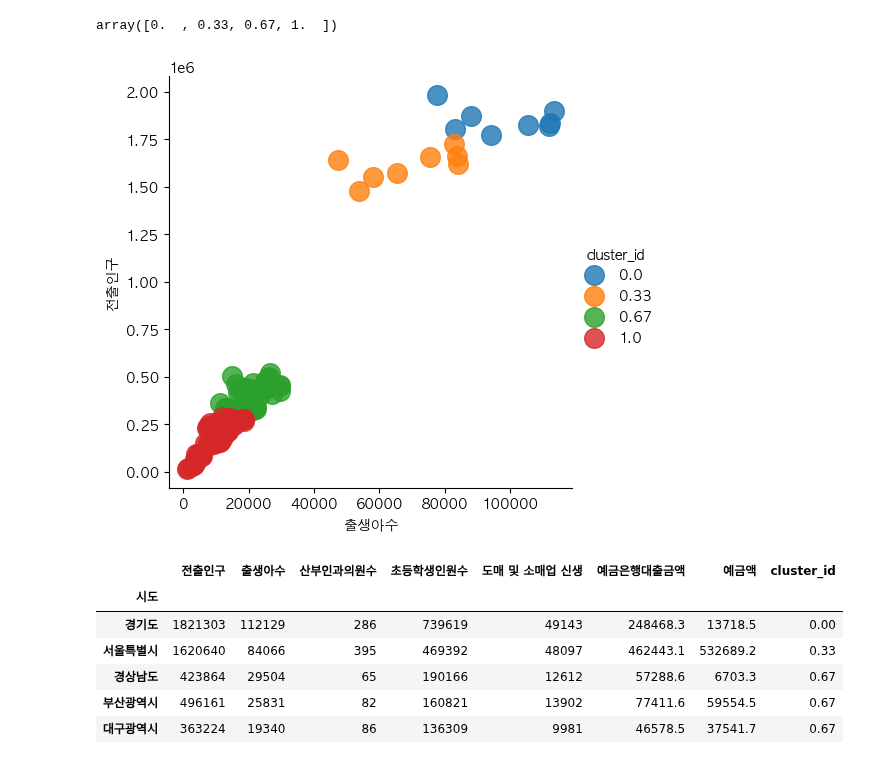
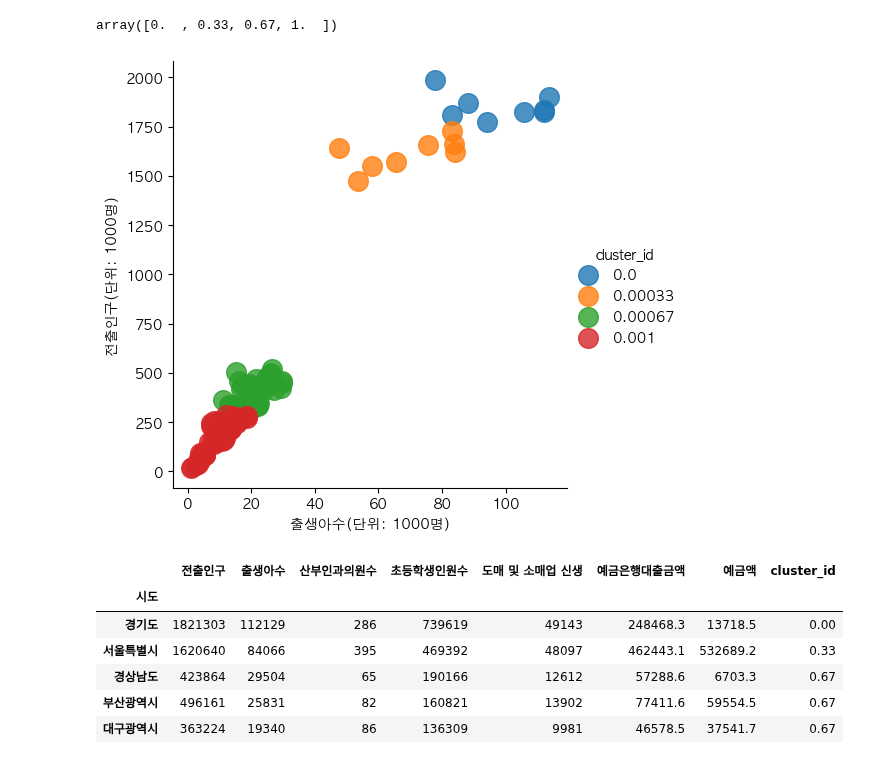
Before and after one commit to vxornjs11/Pytone_Flutter, a Jupyter notebook: Note/sw_데이터분석_04.ipynb, the cells around one changed output. Cells and saved outputs as stored; diff of their text form; code cells hidden in the pictures.

```diff
--- a/Note/sw_데이터분석_04.ipynb
+++ b/Note/sw_데이터분석_04.ipynb
@@ -325,13 +299,15 @@ df_km['cluster_id'].unique()
 array([0.  , 0.33, 0.67, 1.  ])
 # %%
 sns.lmplot(x='출생아수', y='전출인구',
-            data=df_km, fit_reg=False,
+            data=df_km/1000, fit_reg=False,
             scatter_kws={'s':200},
             hue="cluster_id"
 )
+plt.xlabel("출생아수(단위: 1000명)")
+plt.ylabel("전출인구(단위: 1000명)")
 plt.show()
 # %% [output]
-[figure, old version]
+[figure, new version]
 # %%
 df_km.head()
 # %% [output]
```
Also changed, not shown: parts of 45 cells of this notebook.
